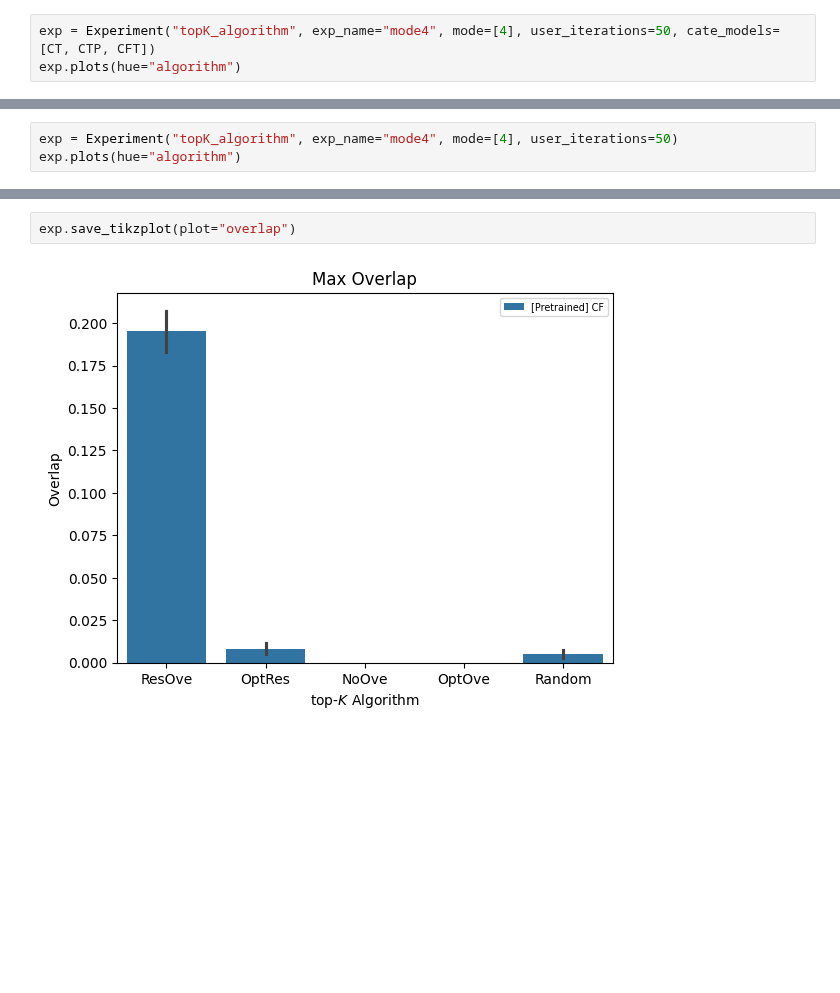
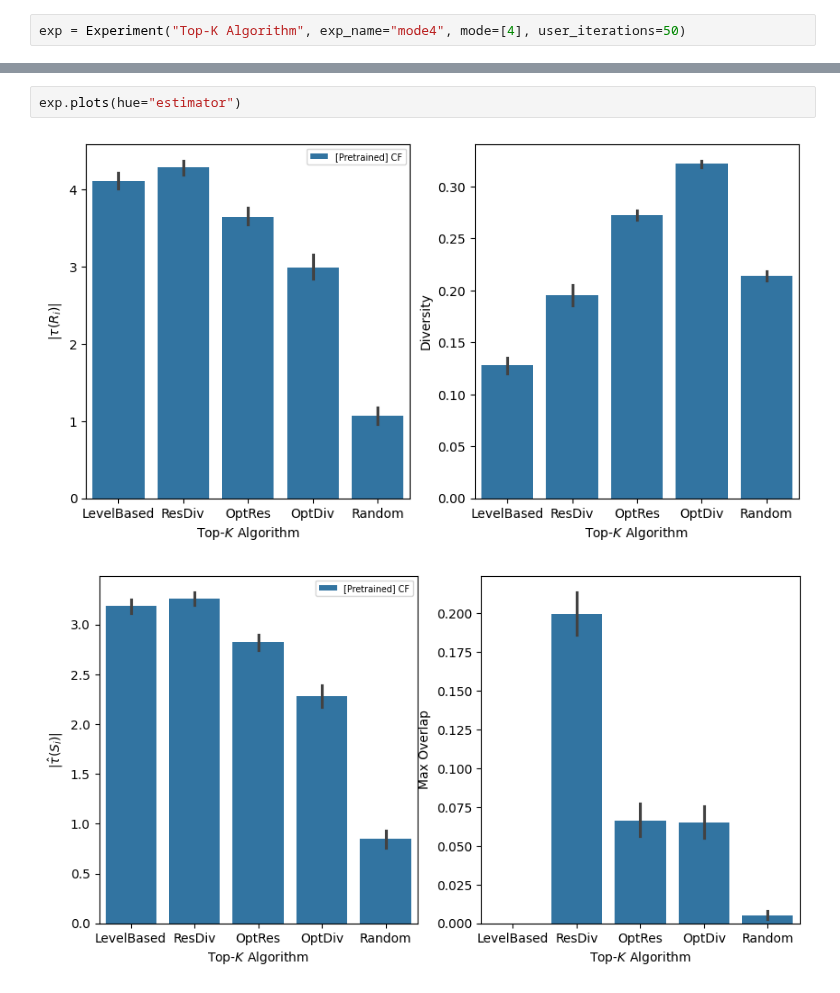
Before and after one commit to antonismand/Query-Driven-Data-Exploration-with-Heterogeneous-Treatment-Effects, a Jupyter notebook: experiments/mode4.ipynb, the cells around one changed output, grey strips where cells are left out. Drawn from its saved outputs; the diff is of its cells as text; blank space fills up the shorter version.

```diff
--- a/experiments/mode4.ipynb
+++ b/experiments/mode4.ipynb
@@ -8,5 +6,4 @@ from trees.causal_tree import CT, CTP
 from trees.topk import *
 # %%
-exp = Experiment("topK_algorithm", exp_name="mode4", mode=[4], user_iterations=50, cate_models=[CT, CTP, CFT])
-exp.plots(hue="algorithm")
+exp = Experiment("Top-K Algorithm", exp_name="mode4", mode=[4], user_iterations=50)
 # %% [output]
@@ -39,3 +28,0 @@ exp.save_tikzplot(plot="cate")
-# %%
-exp = Experiment("topK_algorithm", exp_name="mode4", mode=[4], user_iterations=50)
-exp.plots(hue="algorithm")
@@ -67,4 +29,5 @@ exp.save_tikzplot(plot="cate")
-# %%
-exp.save_tikzplot(plot="overlap")
-# %% [output]
-[figure, removed]
+# %%
+exp.plots(hue="estimator")
+# %% [output]
+[figure, added]
+[figure, added]
```
Also changed, not shown: parts of 8 cells of this notebook, 3 other files.
